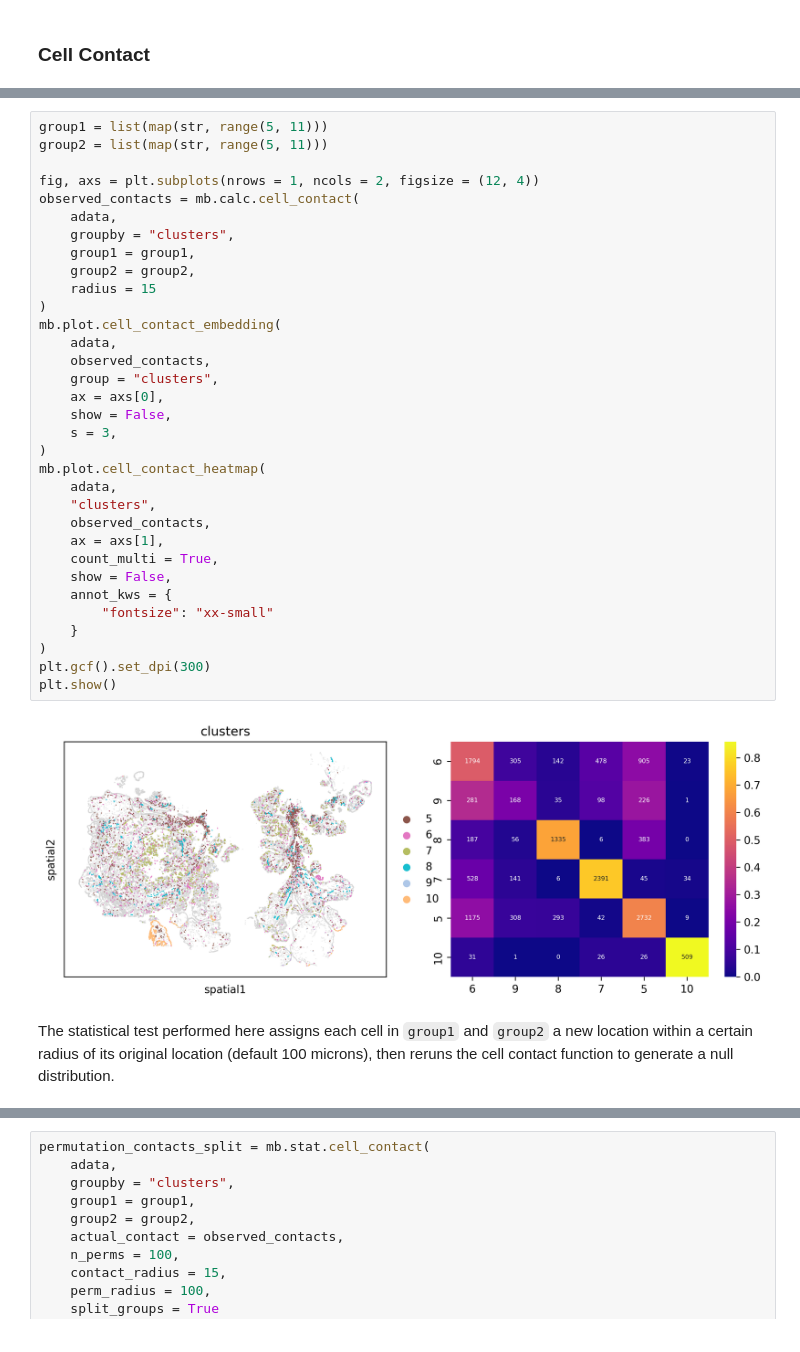
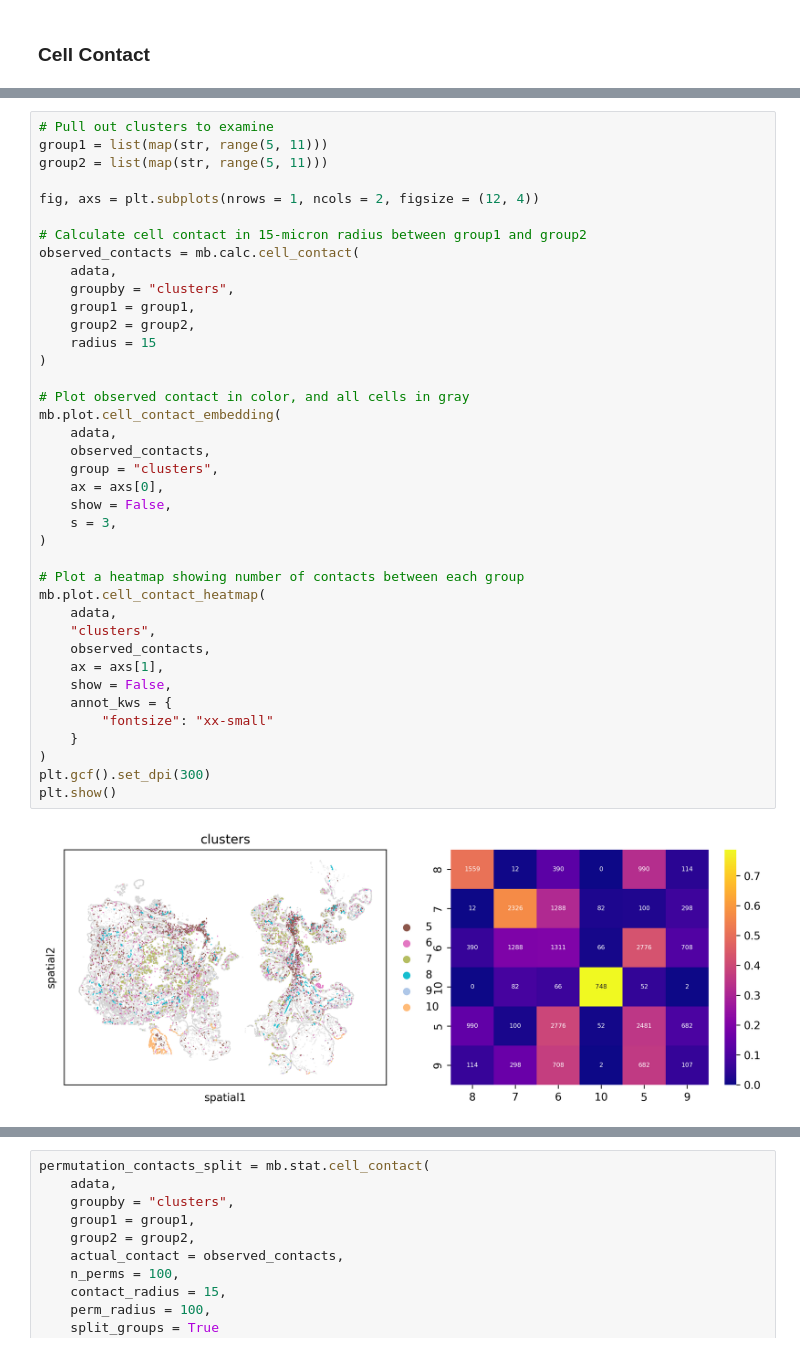
Before and after one commit to immunitastx/monkeybread, a Jupyter notebook: docs/notebooks/tutorial.ipynb, the cells around one changed output, grey strips where cells are left out. Drawn from its saved outputs; the diff is of its cells as text.

Commit message:
Update tutorial, ensure contact_count is reflexive

```diff
--- a/docs/notebooks/tutorial.ipynb
+++ b/docs/notebooks/tutorial.ipynb
@@ -145,37 +159,41 @@ Cell contact detects cells within either a provided or automatically generated r
 # %%
+# Pull out clusters to examine
 group1 = list(map(str, range(5, 11)))
 group2 = list(map(str, range(5, 11)))
 
 fig, axs = plt.subplots(nrows = 1, ncols = 2, figsize = (12, 4))
+
+# Calculate cell contact in 15-micron radius between group1 and group2
 observed_contacts = mb.calc.cell_contact(
     adata,
     groupby = "clusters",
     group1 = group1,
     group2 = group2,
     radius = 15
 )
+
+# Plot observed contact in color, and all cells in gray
 mb.plot.cell_contact_embedding(
     adata,
     observed_contacts,
     group = "clusters",
     ax = axs[0],
     show = False,
     s = 3,
 )
+
+# Plot a heatmap showing number of contacts between each group
 mb.plot.cell_contact_heatmap(
     adata,
     "clusters",
     observed_contacts,
     ax = axs[1],
-    count_multi = True,
     show = False,
     annot_kws = {
         "fontsize": "xx-small"
     }
 )
 plt.gcf().set_dpi(300)
 plt.show()
 # %% [output]
-[figure, old version]
+[figure, new version]
-# %% [markdown]
-The statistical test performed here assigns each cell in `group1` and `group2` a new location within a certain radius of its original location (default 100 microns), then reruns the cell contact function to generate a null distribution.
```
Also changed, not shown: parts of 25 cells of this notebook, 2 other files.
